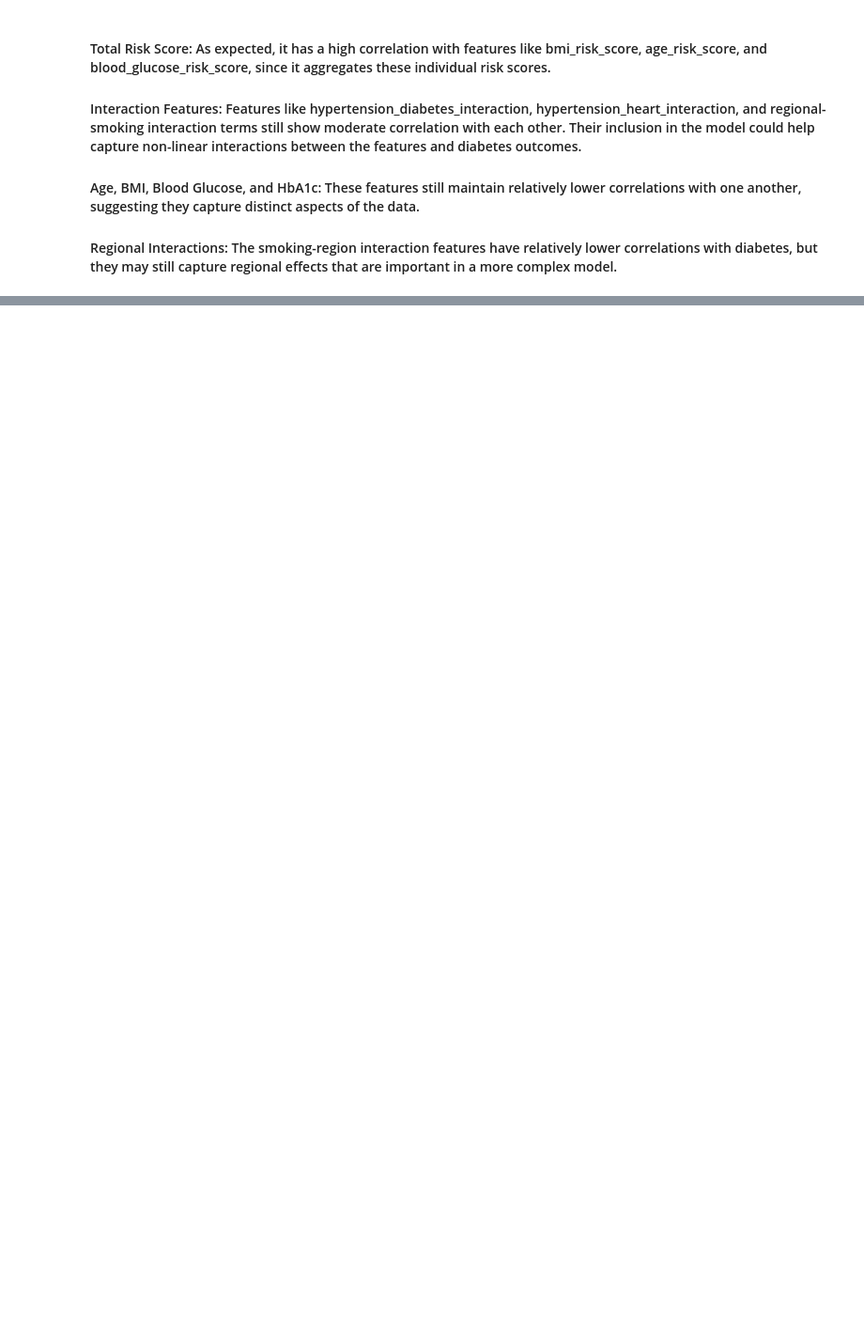
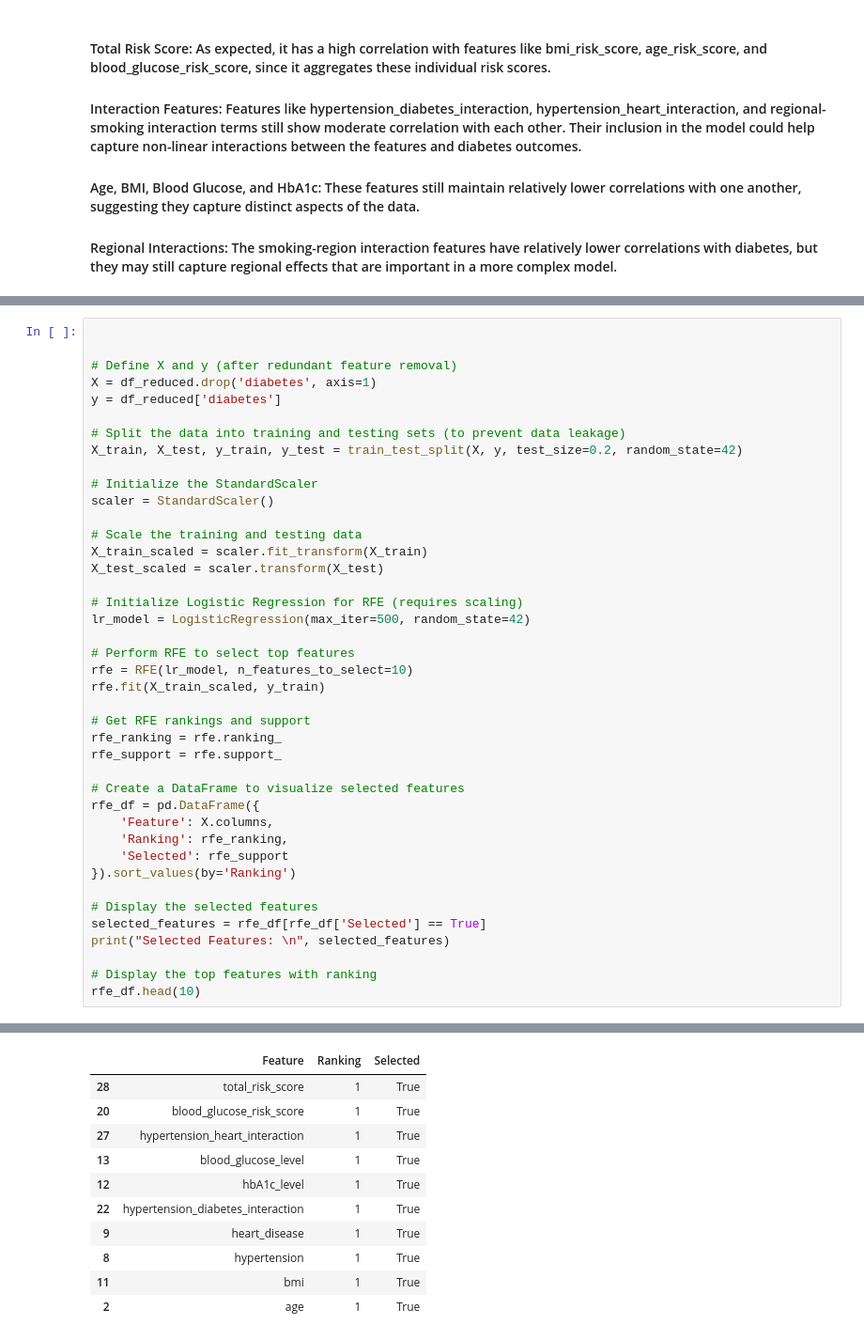
Before and after one commit to yadavLakshay/SDS-CP011-predicting-diabetes, a Jupyter notebook: notebooks/hemant-gulati/hemant_predicting_diabetes.ipynb, the cells around one changed output, grey strips where cells are left out. Shown at 94% size. Drawn from its saved outputs; the diff is of its cells as text; blank space fills up the shorter version.

```diff
--- a/notebooks/hemant-gulati/hemant_predicting_diabetes.ipynb
+++ b/notebooks/hemant-gulati/hemant_predicting_diabetes.ipynb
@@ -1235,0 +1285,42 @@ plt.show()
+# %%
+
+
+# Define X and y (after redundant feature removal)
+X = df_reduced.drop('diabetes', axis=1)
+y = df_reduced['diabetes']
+
+# Split the data into training and testing sets (to prevent data leakage)
+X_train, X_test, y_train, y_test = train_test_split(X, y, test_size=0.2, random_state=42)
+
+# Initialize the StandardScaler
+scaler = StandardScaler()
+
+# Scale the training and testing data
+X_train_scaled = scaler.fit_transform(X_train)
+X_test_scaled = scaler.transform(X_test)
+
+# Initialize Logistic Regression for RFE (requires scaling)
+lr_model = LogisticRegression(max_iter=500, random_state=42)
+
+# Perform RFE to select top features
+rfe = RFE(lr_model, n_features_to_select=10)
+rfe.fit(X_train_scaled, y_train)
+
+# Get RFE rankings and support
+rfe_ranking = rfe.ranking_
+rfe_support = rfe.support_
+
+# Create a DataFrame to visualize selected features
+rfe_df = pd.DataFrame({
+    'Feature': X.columns,
+    'Ranking': rfe_ranking,
+    'Selected': rfe_support
+}).sort_values(by='Ranking')
+
+# Display the selected features
+selected_features = rfe_df[rfe_df['Selected'] == True]
+print("Selected Features: \n", selected_features)
+
+# Display the top features with ranking
+rfe_df.head(10)
+# %% [output]
@@ -1235,0 +1339,11 @@ plt.show()
+|  | Feature | Ranking | Selected |
+| 28 | total_risk_score | 1 | True |
+| 20 | blood_glucose_risk_score | 1 | True |
+| 27 | hypertension_heart_interaction | 1 | True |
+| 13 | blood_glucose_level | 1 | True |
+| 12 | hbA1c_level | 1 | True |
+| 22 | hypertension_diabetes_interaction | 1 | True |
+| 9 | heart_disease | 1 | True |
+| 8 | hypertension | 1 | True |
+| 11 | bmi | 1 | True |
+| 2 | age | 1 | True |
```
Also changed, not shown: parts of 30 cells of this notebook.
